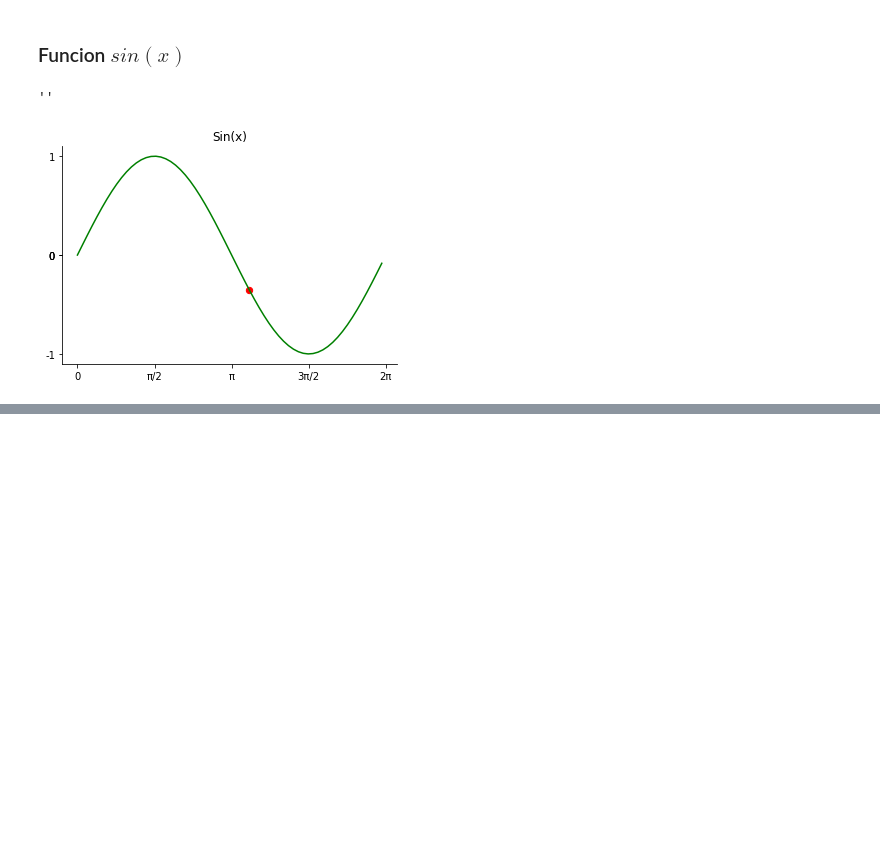
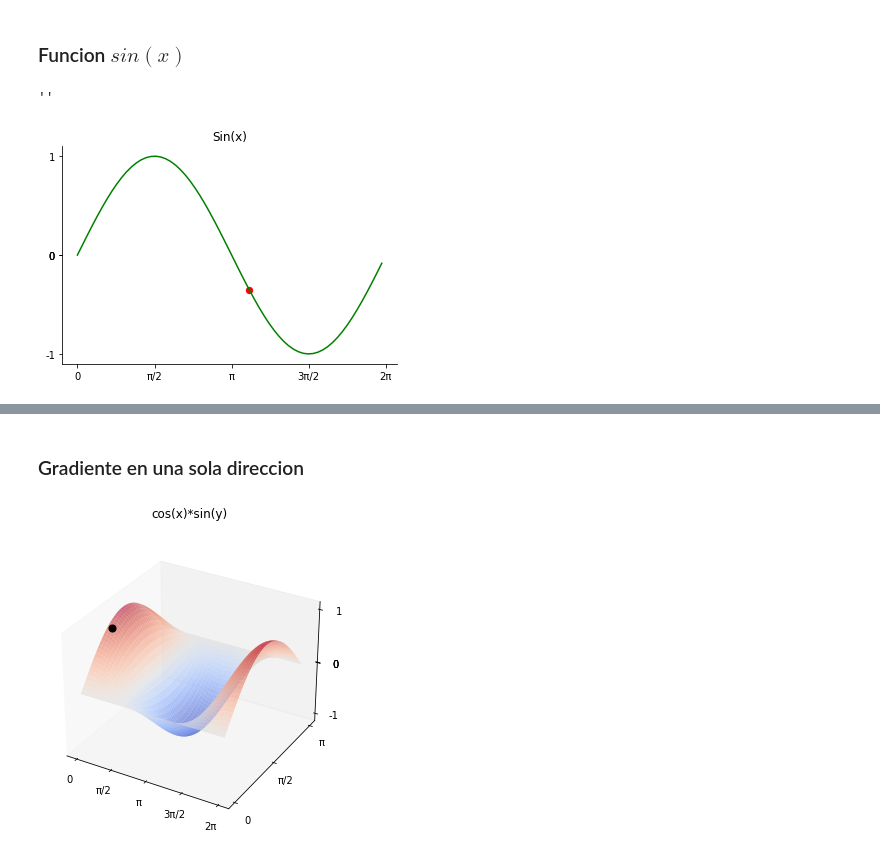
Before and after one commit to exgolden/Optimizacion_Gradiente, a Jupyter notebook: Gradiente.ipynb, the cells around one changed output, grey strips where cells are left out. Cells and saved outputs as stored; diff of their text form; code cells hidden in the pictures; blank space fills up the shorter version.

```diff
--- a/Gradiente.ipynb
+++ b/Gradiente.ipynb
@@ -68,0 +169,44 @@ plt.show()
+# %% [markdown]
+### Gradiente en una sola direccion
+# %%
+def func(x, y):
+    return np.cos(x)*np.sin(y)
+fig = plt.figure(figsize=(4,5))
+x = np.linspace(0, 2*np.pi, 100)
+y = np.linspace(0, np.pi, 100)
+X, Y = np.meshgrid(x, y)
+Z = func(X, Y)
+ax = Axes3D(fig, computed_zorder=False)
+ax.plot_surface(X, Y, Z, cmap="coolwarm", alpha=0.6)
+x_ticks = [0, np.pi/2, np.pi, 3*np.pi/2, 2*np.pi]
+x_labels = ["0", "π/2", "π", "3π/2", "2π"]
+y_ticks = [0, np.pi/2, np.pi]
+y_labels = ["0", "π/2", "π"]
+z_ticks = [0, 1, 0, -1, 0]
+z_labels = ["0", "1", "0", "-1", "0"]
+ax.set_xticks(x_ticks, x_labels)
+ax.set_yticks(y_ticks, y_labels)
+ax.set_zticks(z_ticks, z_labels)
+ax.set_title("cos(x)*sin(y)\n")
+ax.grid(False)
+# Gradiente
+paso = 0.5
+x_Coord = [0.4*np.pi]
+y_Coord = [0.2*np.pi]
+z_Coord = [func(x_Coord[0], y_Coord[0])]
+gradF = [-0.5590, 0.25, func(-0.5590, 0.25)]
+for n in range(5):
+    x_Coord.append(x_Coord[n] + paso*(gradF[0]))
+    y_Coord.append(y_Coord[n] + paso*(gradF[1]))
+    z_Coord.append(z_Coord[n] + paso*(gradF[2]))
+#GIF
+scat_1 = ax.scatter(x_Coord[0], y_Coord[0], z_Coord[0], c="black", s=50)
+def animate(i):
+    scat_1._offsets3d = (x_Coord[i:i+1], y_Coord[i:i+1], z_Coord[i:i+1])
+    return scat_1
+ani = animation.FuncAnimation(fig, animate, frames=len(z_Coord))
+writer = animation.PillowWriter(fps=1)
+ani.save("Imagenes/gradiente1.gif", writer=writer)
+plt.show()
+# %% [output]
+[figure, added]
```
Also changed, not shown: parts of 16 cells of this notebook.
